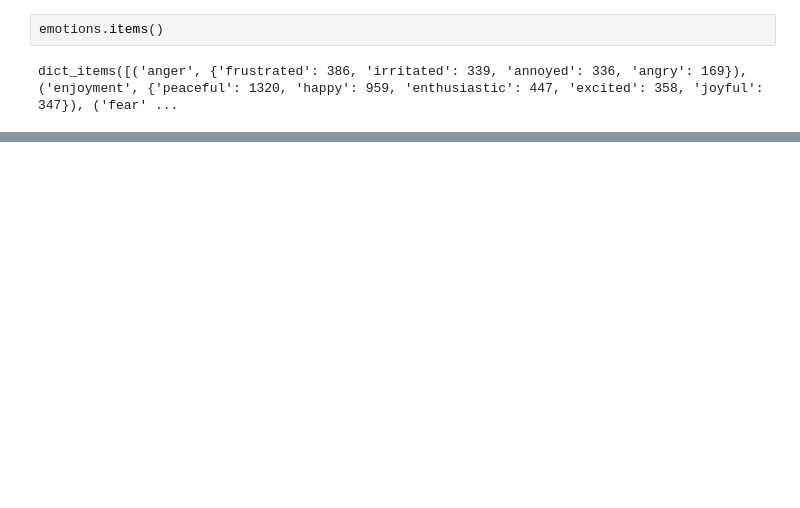
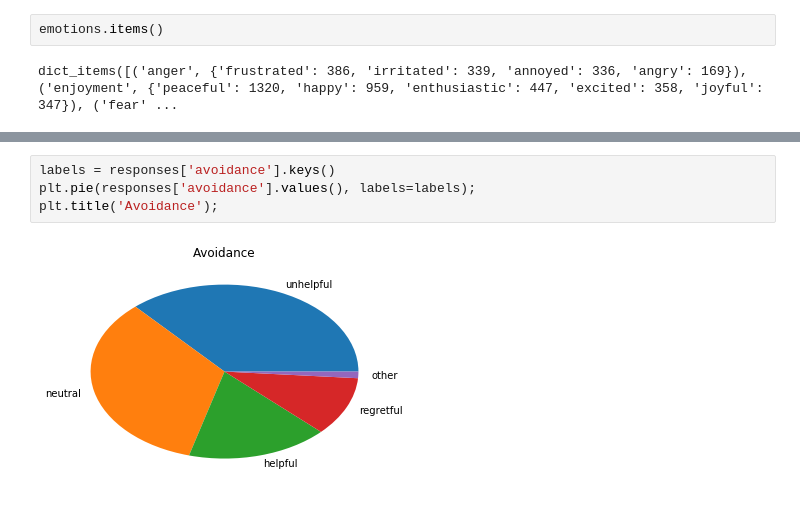
Before and after one commit to monica-oyarzun/capstone, a Jupyter notebook: visualizations.ipynb, the cells around one changed output, grey strips where cells are left out. Saved outputs shown, nothing was run; the diff lists cells and outputs as text; blank space fills up the shorter version.

```diff
--- a/visualizations.ipynb
+++ b/visualizations.ipynb
@@ -242,0 +255,6 @@ dict_items([('anger', {'frustrated': 386, 'irritated': 339, 'annoyed': 336, 'ang
+# %%
+labels = responses['avoidance'].keys()
+plt.pie(responses['avoidance'].values(), labels=labels);
+plt.title('Avoidance');
+# %% [output]
+[figure, added]
```
Also changed, not shown: parts of 15 cells of this notebook, 1 other file.
